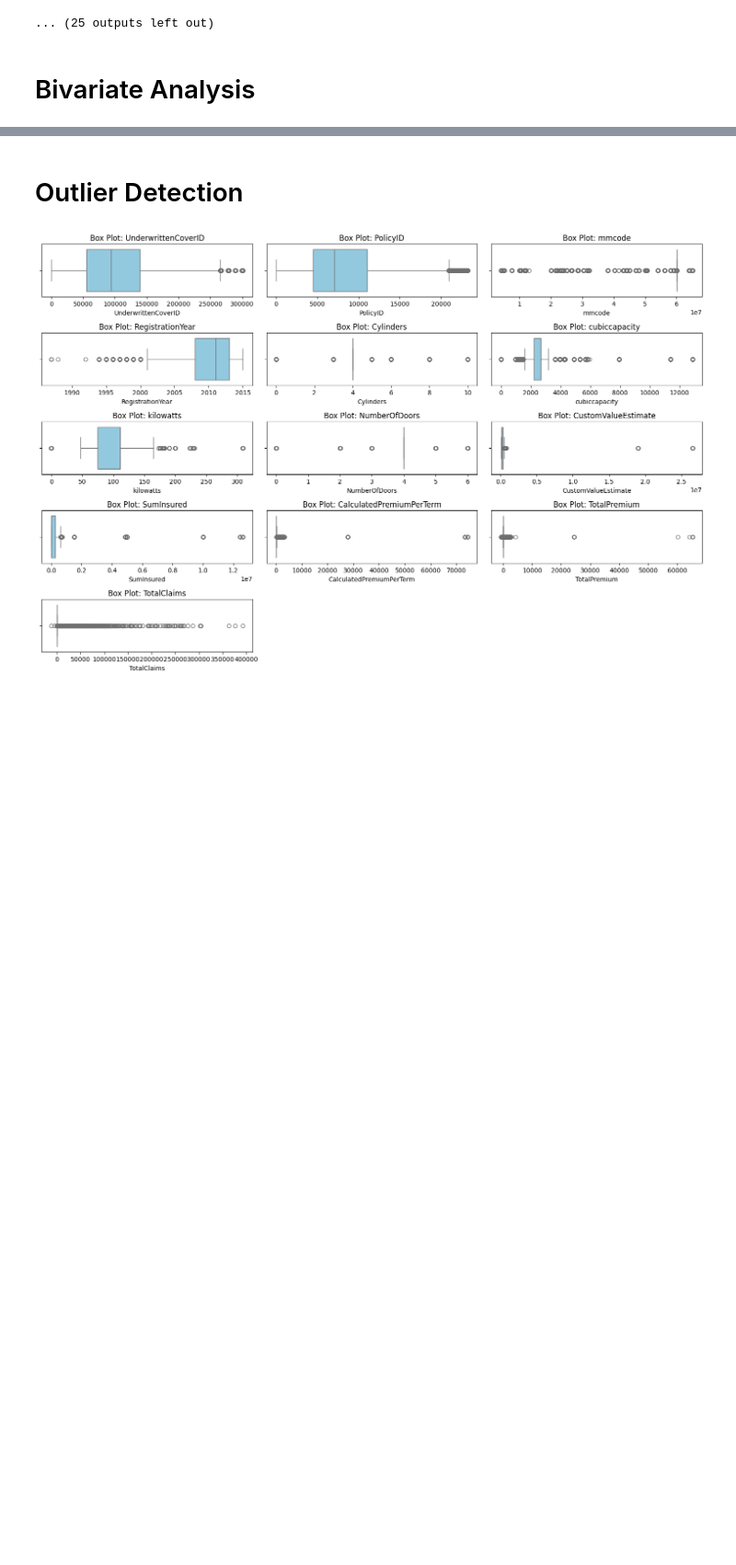
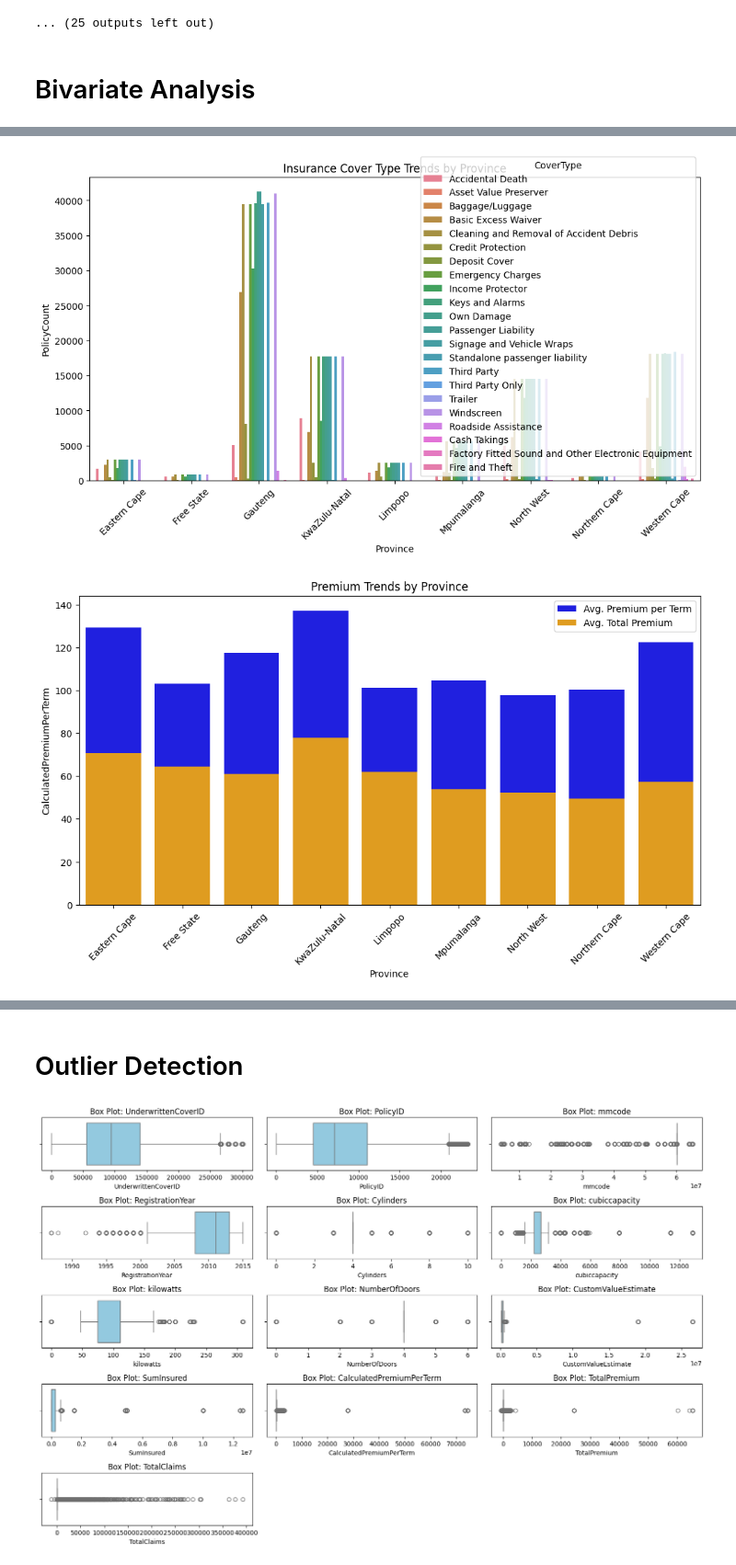
Before and after one commit to habrev/AlphaCare-insurance-solutions-, a Jupyter notebook: notebooks/EDA_analysis.ipynb, the cells around one changed output, grey strips where cells are left out. Shown at 92% size. Cells and saved outputs as stored; diff of their text form; code cells hidden in the pictures; blank space fills up the shorter version.

```diff
--- a/notebooks/EDA_analysis.ipynb
+++ b/notebooks/EDA_analysis.ipynb
@@ -281,0 +192,68 @@ KeyError: "Column(s) ['AutoMake', 'InsuranceCoverType'] do not exist"
+# %%
+import pandas as pd
+import seaborn as sns
+import matplotlib.pyplot as plt
+
+# Load the dataset
+data = pd.read_csv('../assets/data/MachineLearningRating_v3.txt', delimiter='|')
+# Aggregating data by geography (e.g., Country, Province)
+geo_columns = ['Country', 'Province', 'MainCrestaZone']
+
+# 1. Trends in Insurance Cover Type
+cover_trends = data.groupby(['Province', 'CoverType']).size().reset_index(name='PolicyCount')
+plt.figure(figsize=(12, 6))
+sns.barplot(data=cover_trends, x='Province', y='PolicyCount', hue='CoverType')
+plt.title('Insurance Cover Type Trends by Province')
+plt.xticks(rotation=45)
+plt.show()
+
+# 2. Trends in Premium
+premium_trends = data.groupby(['Province']).agg({
+    'CalculatedPremiumPerTerm': 'mean',
+    'TotalPremium': 'mean'
+}).reset_index()
+plt.figure(figsize=(12, 6))
+sns.barplot(data=premium_trends, x='Province', y='CalculatedPremiumPerTerm', color='blue', label='Avg. Premium per Term')
+sns.barplot(data=premium_trends, x='Province', y='TotalPremium', color='orange', label='Avg. Total Premium')
+plt.title('Premium Trends by Province')
+plt.legend()
+plt.xticks(rotation=45)
+plt.show()
+
+# 3. Vehicle Make Trends
+vehicle_make_trends = data.groupby(['Province', 'make']).size().reset_index(name='VehicleCount')
+plt.figure(figsize=(12, 6))
+sns.barplot(data=vehicle_make_trends, x='Province', y='VehicleCount', hue='make')
+plt.title('Vehicle Make Trends by Province')
+plt.xticks(rotation=45)
+plt.show()
+
+# 4. Claim-to-Premium Ratio by Geography
+claims_trends = data.groupby(['Province']).agg({
+    'TotalClaims': 'sum',
+    'TotalPremium': 'sum'
+}).reset_index()
+claims_trends['ClaimToPremiumRatio'] = claims_trends['TotalClaims'] / claims_trends['TotalPremium']
+plt.figure(figsize=(12, 6))
+sns.barplot(data=claims_trends, x='Province', y='ClaimToPremiumRatio', color='green')
+plt.title('Claim-to-Premium Ratio by Province')
+plt.xticks(rotation=45)
+plt.show()
+
+# 5. Trends in Vehicle Type
+vehicle_type_trends = data.groupby(['Province', 'VehicleType']).size().reset_index(name='VehicleCount')
+plt.figure(figsize=(12, 6))
+sns.barplot(data=vehicle_type_trends, x='Province', y='VehicleCount', hue='VehicleType')
+plt.title('Vehicle Type Trends by Province')
+plt.xticks(rotation=45)
+plt.show()
+
+# Save the results if needed
+cover_trends.to_csv("../assets/data/cover_trends.csv", index=False)
+premium_trends.to_csv("../assets/data/premium_trends.csv", index=False)
+vehicle_make_trends.to_csv("../assets/data/vehicle_make_trends.csv", index=False)
+claims_trends.to_csv("../assets/data/claims_trends.csv", index=False)
+vehicle_type_trends.to_csv("../assets/data/vehicle_type_trends.csv", index=False)
+# %% [output]
+[figure, added]
+[figure, added]
```
Also changed, not shown: parts of 5 cells of this notebook, 1 other file.
